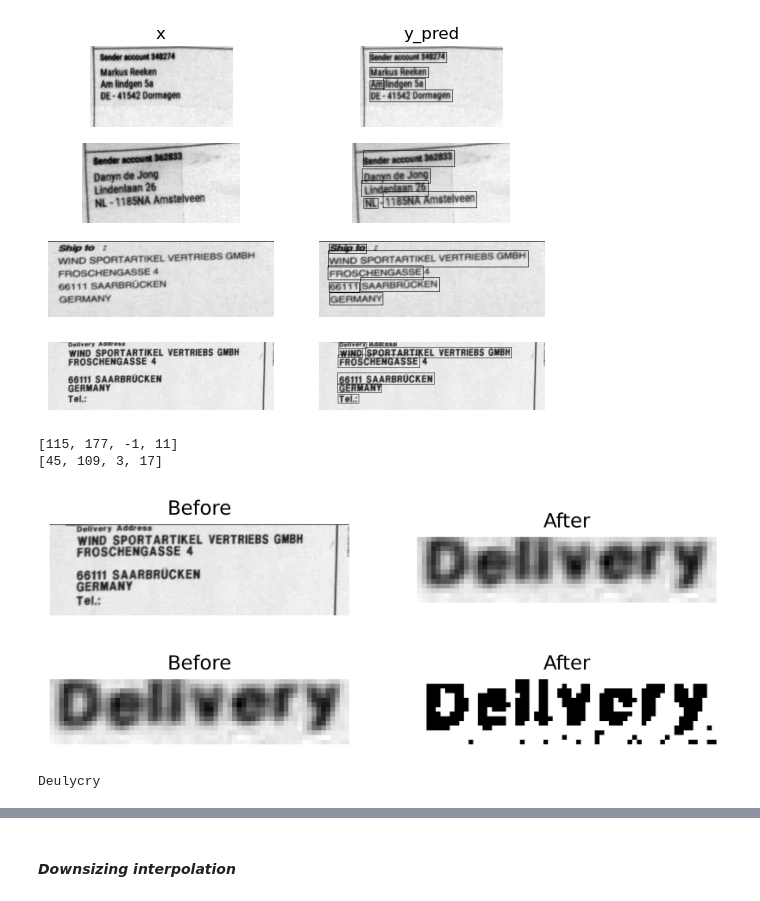
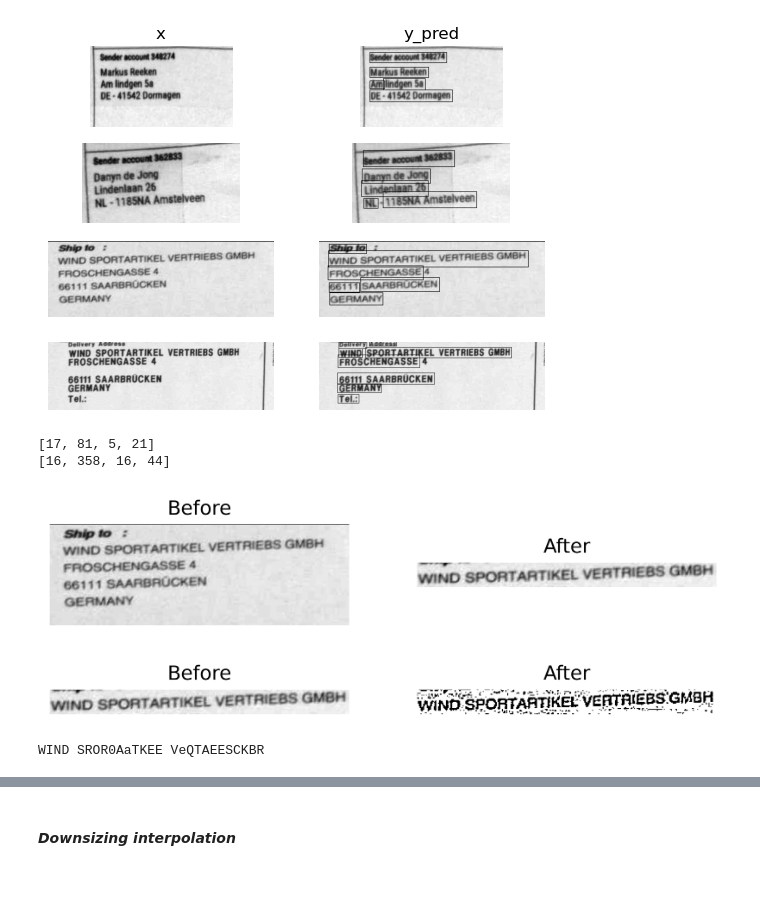
Before and after one commit to CD2L/shipping-label-classification-pipeline, a Jupyter notebook: notebooks/upgrade_ocr.ipynb, the cells around one changed output, grey strips where cells are left out. Cells and saved outputs as stored; diff of their text form; code cells hidden in the pictures.

```diff
--- a/notebooks/upgrade_ocr.ipynb
+++ b/notebooks/upgrade_ocr.ipynb
@@ -220,6 +222,7 @@ def draw_bboxes(bboxes, img: np.ndarray):
 def extract_bboxes(bboxes, img: np.ndarray, m=0):
     img_returned = []
     for bbox in bboxes:
+        bbox = bbox
         a,b,c,d = bbox
         print(bbox)
         img_returned.append(img[c-m:d+m,a-m:b+m])
@@ -250,28 +253,28 @@ plot_images_couples(img_lst, new_img_lst)
 # %% [output]
 [figure]
 # %%
-im = cv2.imread(os.path.join(IMAGES_PATH, images[-1]), cv2.IMREAD_GRAYSCALE)
+im = cv2.imread(os.path.join(IMAGES_PATH, images[-2]), cv2.IMREAD_GRAYSCALE)
 
 res = ocr.model.detect(
     img=im,
     min_size=7,
     low_text=0.5,
 )
 delivery_address_boxes = res[0][0][:2]
 img_bboxes = extract_bboxes(delivery_address_boxes, im)
 plot_images(im,img_bboxes[1])
 # %% [output]
-[115, 177, -1, 11]
-[45, 109, 3, 17]
+[17, 81, 5, 21]
+[16, 358, 16, 44]
-[figure, old version]
+[figure, new version]
 # %%
 imgf = cv2.adaptiveThreshold(img_bboxes[1],255,cv2.ADAPTIVE_THRESH_GAUSSIAN_C,cv2.THRESH_BINARY,7, 2) #imgf contains Binary image
 
 plot_images(img_bboxes[1], imgf)
 print(ocr.predict(image=imgf))
 # %% [output]
-[figure, old version]
+[figure, new version]
-Deulycry
+WIND SROR0AaTKEE VeQTAEESCKBR
 # %%
 kernel = np.ones((1,2),np.uint8)
 gray_negative = abs(255-imgf)
```
Also changed, not shown: parts of 13 cells of this notebook, 9 other files.
